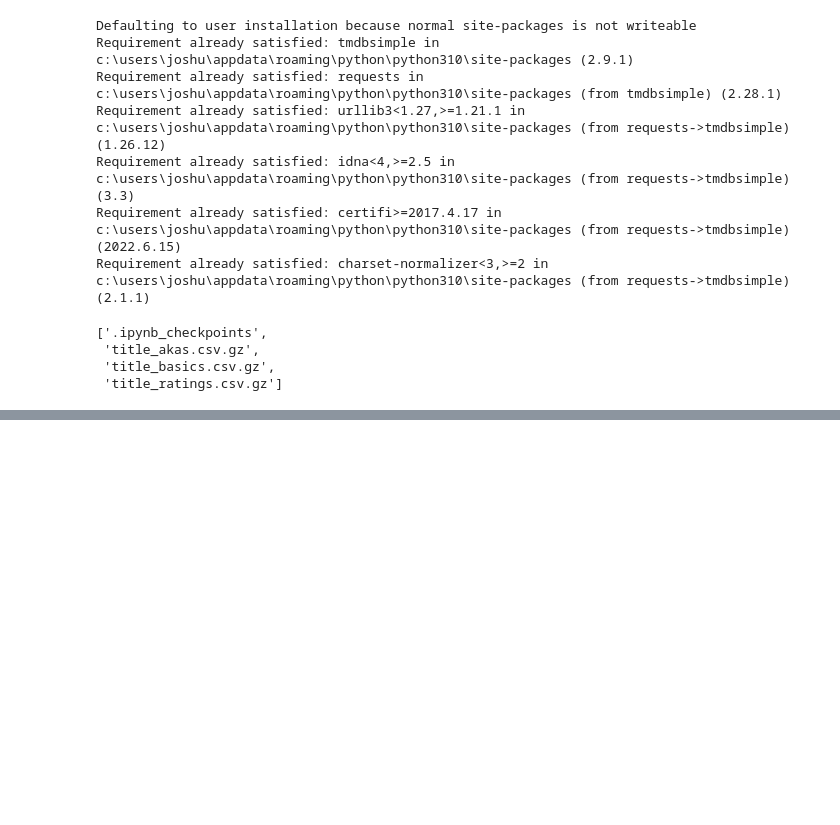
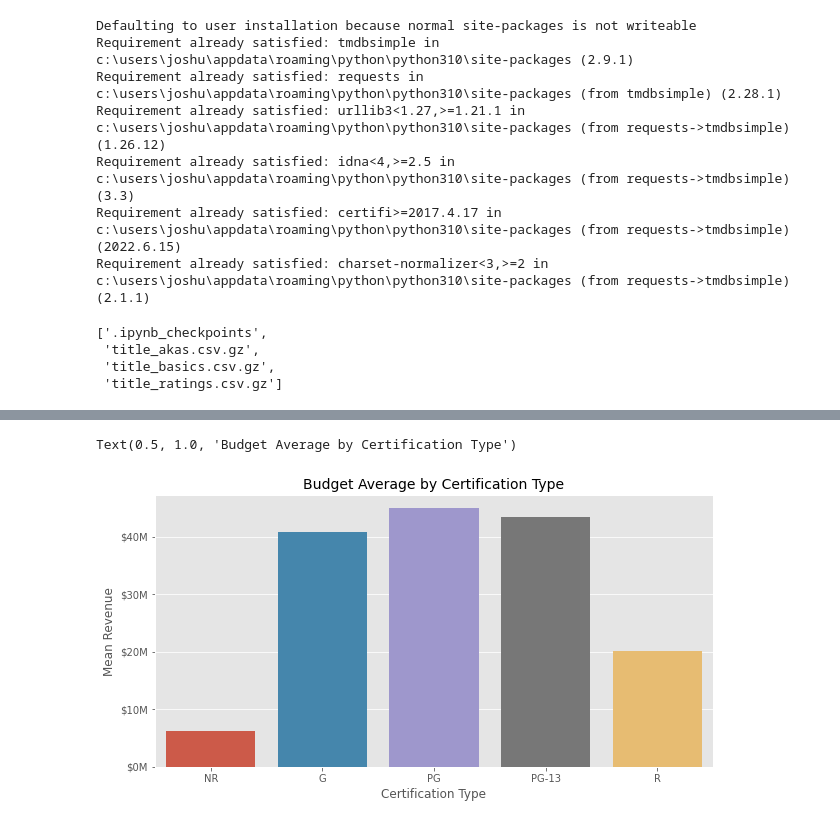
Before and after one commit to bradshawjoshua/MovieTime_Analysis, a Jupyter notebook: Extracting from TMDB.ipynb, the cells around one changed output, grey strips where cells are left out. Drawn from its saved outputs; the diff is of its cells as text; code cells hidden in the pictures; blank space fills up the shorter version.

```diff
--- a/Extracting from TMDB.ipynb
+++ b/Extracting from TMDB.ipynb
@@ -217,0 +250,4 @@ for YEAR in tqdm_notebook(YEARS_TO_GET, desc='YEARS', position=0):
+# %%
+# how many movies had at least some valid financial information (values > 0 for budget or revenue)
+df['revenue'].fillna(value = 0, inplace = True)
+df['budget'].fillna(value = 0, inplace = True)
@@ -217,0 +331,8 @@ for YEAR in tqdm_notebook(YEARS_TO_GET, desc='YEARS', position=0):
+# %%
+# grouping certs by budget mean
+budget_avg = fin_info.groupby('certification')['budget'].agg(mean_budget = ("mean"))
+budget_avg
+
+#set new aggregate mean onto rev_avg
+budget_avg = budget_avg.reset_index()
+budget_avg.head()
@@ -217,0 +346,24 @@ for YEAR in tqdm_notebook(YEARS_TO_GET, desc='YEARS', position=0):
+# %%
+# budget average bar plot
+
+# set the style
+plt.style.use('ggplot')
+
+# set the size
+fig, ax = plt.subplots(figsize=(10,5))
+ax.yaxis.set_major_formatter(price_fmt_100m)
+
+
+# plot bars
+g = sns.barplot(x='certification',
+                y='mean_budget',
+                order=["NR","G","PG","PG-13","R"],
+                data = budget_avg)
+
+# labels and title
+plt.ylabel("Mean Revenue", size=12)
+plt.xlabel("Certification Type", size=12)
+plt.title("Budget Average by Certification Type", size=14)
+# %% [output]
+Text(0.5, 1.0, 'Budget Average by Certification Type')
+[figure, added]
```
Also changed, not shown: parts of 12 cells of this notebook.
